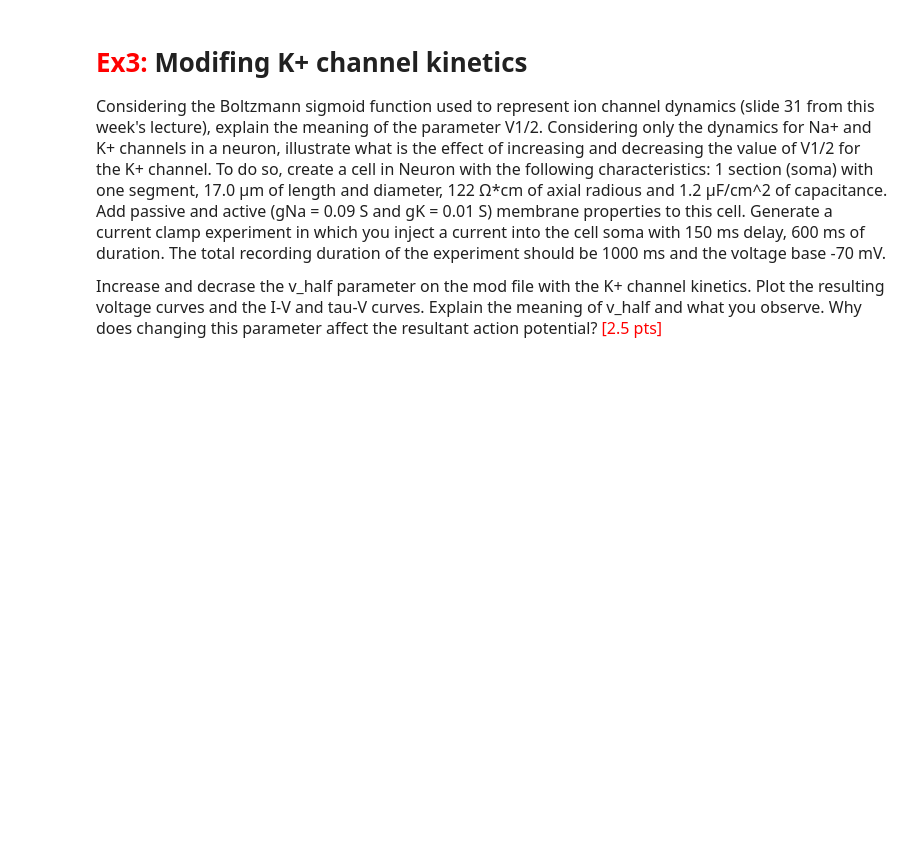
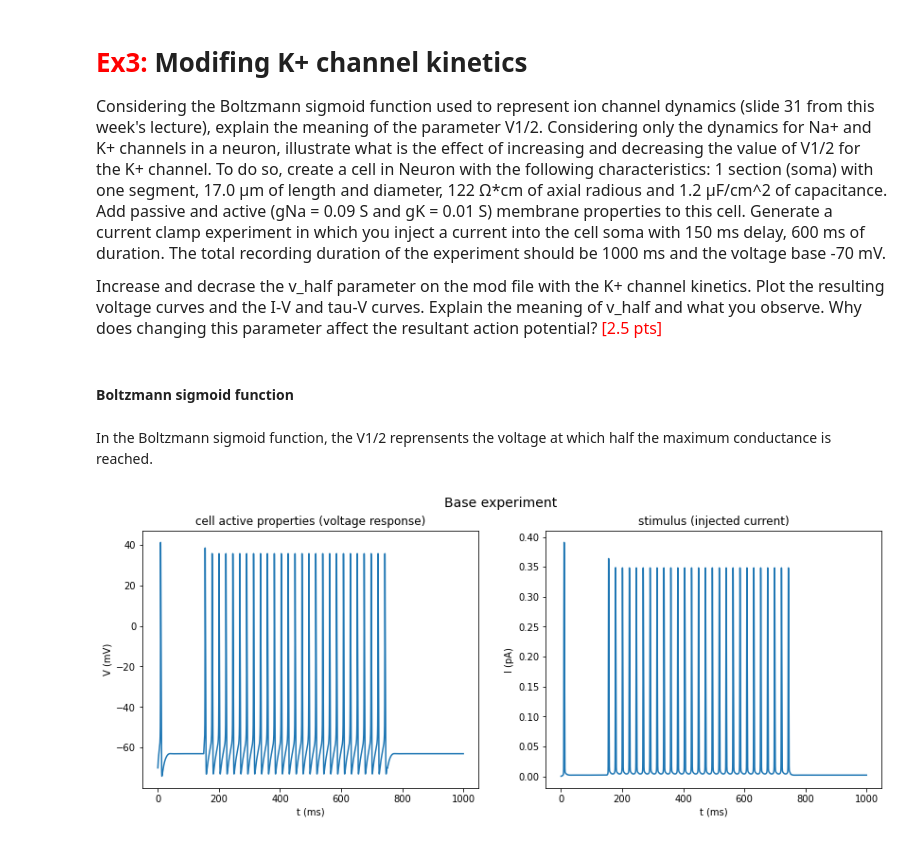
Before and after one commit to AlbrechtAlice/In-Silico-Neuroscience, a Jupyter notebook: Week3_HomeWork.ipynb, the cells around one changed output. Saved outputs shown, nothing was run; the diff lists cells and outputs as text; code cells hidden in the pictures; blank space fills up the shorter version.

```diff
--- a/Week3_HomeWork.ipynb
+++ b/Week3_HomeWork.ipynb
@@ -453,3 +453,77 @@ To do so, create a cell in Neuron with the following characteristics: 1 section
 
 <font size = "3">Increase and decrase the v_half parameter on the mod file with the K+ channel kinetics. Plot the resulting voltage curves and the I-V and tau-V curves.
 <font size = "3">Explain the meaning of v_half and what you observe. Why does changing this parameter affect the resultant action potential? <font color= 'red'>[2.5 pts]
+# %% [markdown]
+#### Boltzmann sigmoid function
+# %% [markdown]
+In the Boltzmann sigmoid function, the V1/2 reprensents the voltage at which half the maximum conductance is reached.
+# %%
+# Create a section
+soma = h.Section()
+soma.nseg = 1     # number of segment
+soma.L = 17.0     # length (µm)
+soma.diam = 17.0  # diameter (µm)
+soma.Ra = 122.0   # axial resistivity (Ω*cm)
+soma.cm = 1.2    # capacitance (µF/cm^2)
+
+# Insert passive properties
+soma.insert('pas')
+for seg in soma:
+    seg.pas.g = 0.0003 # conductance of the leak channels (in S/cm2)
+    seg.pas.e = -70    # leak reversal potential, it influences the steady state membrane potential
+
+# Insert hh
+soma.insert('hh')
+for seg in soma:
+    seg.hh.gkbar = 0.01   # Maximal conductance of the potassium channels
+    seg.hh.gnabar = 0.09  # Maximal conductance of the sodium channels
+
+# Inject a current step into the soma
+stim = h.IClamp(soma(0.5)) # place a stimulation electrode in the middle of the soma
+stim.amp = 0.028           # don't know which amplitude
+stim.delay = 150            # stim delay (ms)
+stim.dur = 600             # stim duration (ms)
+
+# INSERT CHANNEL MODELS
+# conductance to 0, so NO active channels
+soma.insert('K_Ch')
+for seg in soma:
+    seg.gKv3bar_K_Ch = 0.01   # Maximal conductance of the potassium channels
+
+# Initialize NEURON vectors to record time, voltage and current
+# time vector
+rec_t = h.Vector()
+rec_t.record(h._ref_t)
+# membrame potential vector
+rec_v = h.Vector()
+rec_v.record(soma(0.5)._ref_v)
+# current
+rec_i = h.Vector()
+rec_i.record(stim._ref_i)
+
+# K current
+rec_iK = h.Vector()
+rec_iK.record(soma(0.5)._ref_ik)
+
+# Initialize and run a simulation
+h.load_file('stdrun.hoc')
+h.finitialize(-70)     # initial voltage
+h.continuerun(1000);    # total recording duration
+
+# Plot of the base experiment
+plt.figure(figsize=(14,5))
+plt.suptitle('Base experiment', fontsize = 14);
+
+plt.subplot(121)
+plt.title('cell active properties (voltage response)')
+plt.ylabel('V (mV)')
+plt.xlabel('t (ms)')
+plt.plot(rec_t,rec_v)
+
+plt.subplot(122)
+plt.title('stimulus (injected current)')
+plt.ylabel('I (pA)')
+plt.xlabel('t (ms)')
+plt.plot(rec_t,rec_iK);
+# %% [output]
+[figure, added]
```
Also changed, not shown: parts of 1 cell of this notebook, 1 other file.
